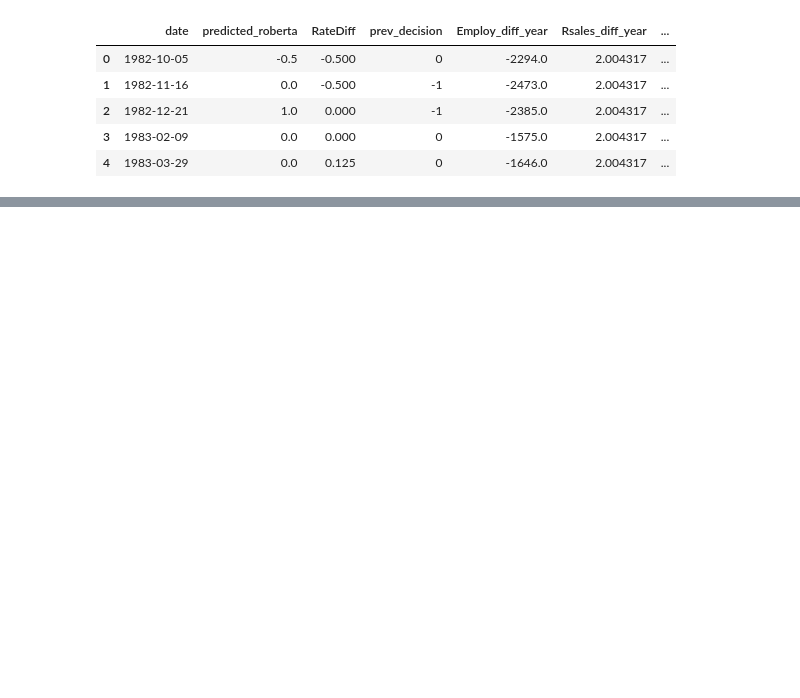
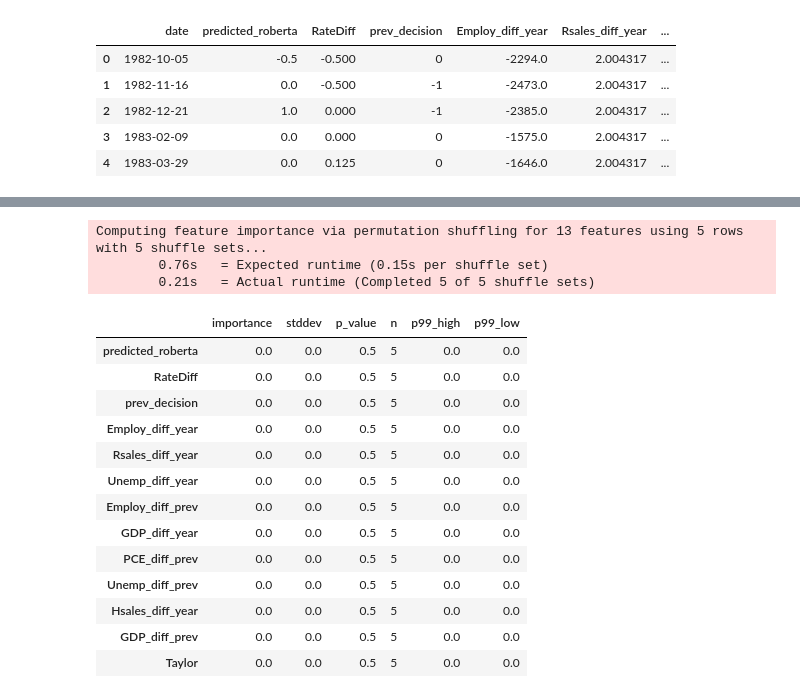
Before and after one commit to luisllll/tfm_ia3_nodata, a Jupyter notebook: Modelado_Luis_prediccion.ipynb, the cells around one changed output, grey strips where cells are left out. Drawn from its saved outputs; the diff is of its cells as text; code cells hidden in the pictures; blank space fills up the shorter version.

```diff
--- a/Modelado_Luis_prediccion.ipynb
+++ b/Modelado_Luis_prediccion.ipynb
@@ -858,0 +972,20 @@ predictor.fit(train_data=features)
+# %%
+predictor.feature_importance(test_data)
+# %% [output]
+Computing feature importance via permutation shuffling for 13 features using 5 rows with 5 shuffle sets...
+        0.76s   = Expected runtime (0.15s per shuffle set)
+        0.21s   = Actual runtime (Completed 5 of 5 shuffle sets)
+|  | importance | stddev | p_value | n | p99_high | p99_low |
+| predicted_roberta | 0.0 | 0.0 | 0.5 | 5 | 0.0 | 0.0 |
+| RateDiff | 0.0 | 0.0 | 0.5 | 5 | 0.0 | 0.0 |
+| prev_decision | 0.0 | 0.0 | 0.5 | 5 | 0.0 | 0.0 |
+| Employ_diff_year | 0.0 | 0.0 | 0.5 | 5 | 0.0 | 0.0 |
+| Rsales_diff_year | 0.0 | 0.0 | 0.5 | 5 | 0.0 | 0.0 |
+| Unemp_diff_year | 0.0 | 0.0 | 0.5 | 5 | 0.0 | 0.0 |
+| Employ_diff_prev | 0.0 | 0.0 | 0.5 | 5 | 0.0 | 0.0 |
+| GDP_diff_year | 0.0 | 0.0 | 0.5 | 5 | 0.0 | 0.0 |
+| PCE_diff_prev | 0.0 | 0.0 | 0.5 | 5 | 0.0 | 0.0 |
+| Unemp_diff_prev | 0.0 | 0.0 | 0.5 | 5 | 0.0 | 0.0 |
+| Hsales_diff_year | 0.0 | 0.0 | 0.5 | 5 | 0.0 | 0.0 |
+| GDP_diff_prev | 0.0 | 0.0 | 0.5 | 5 | 0.0 | 0.0 |
+| Taylor | 0.0 | 0.0 | 0.5 | 5 | 0.0 | 0.0 |
```
Also changed, not shown: parts of 32 cells of this notebook, 26 other files.
